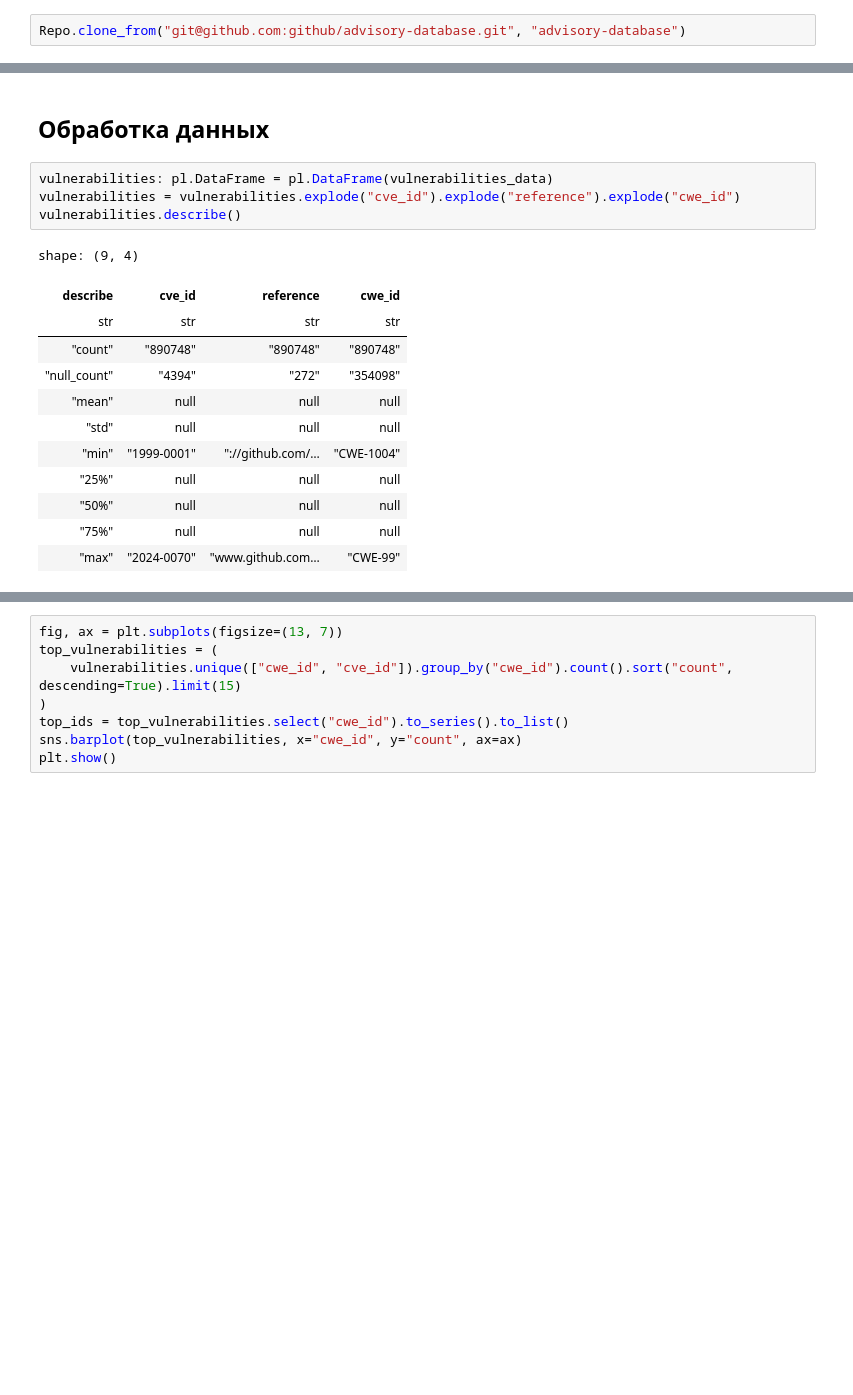
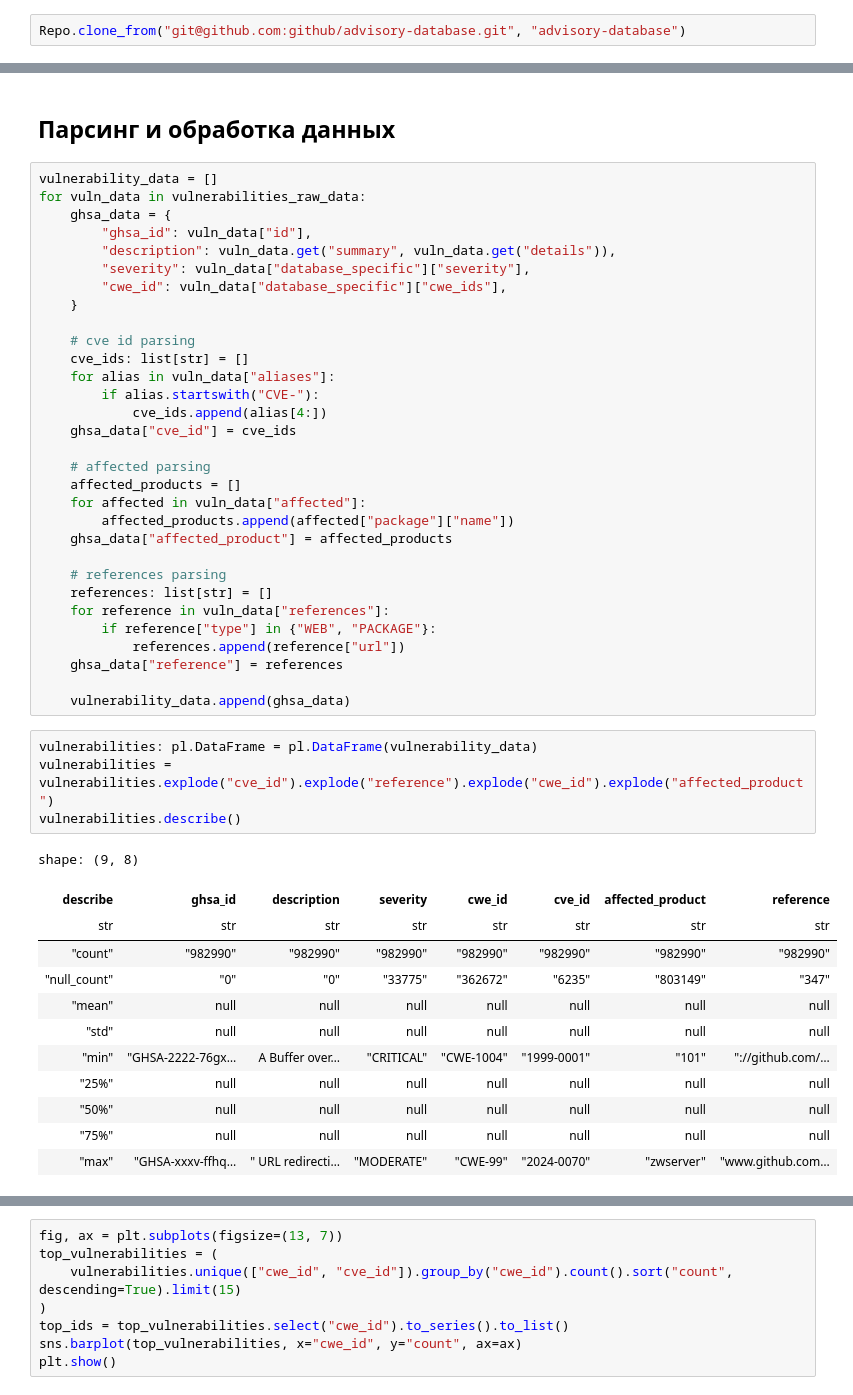
Before and after one commit to vodkar/software_vulnerabilites_investigation, a Jupyter notebook: sv_investigation/github_advisory_process.ipynb, the cells around one changed output, grey strips where cells are left out. Saved outputs shown, nothing was run; the diff lists cells and outputs as text; blank space fills up the shorter version.

Commit message:
Updated guthub advisory parsing

```diff
--- a/sv_investigation/github_advisory_process.ipynb
+++ b/sv_investigation/github_advisory_process.ipynb
@@ -34,23 +26,54 @@ len(vulnerabilities_data)
 # %% [output]
 219969
 # %% [markdown]
-## Обработка данных
+## Парсинг и обработка данных
+# %%
+vulnerability_data = []
+for vuln_data in vulnerabilities_raw_data:
+    ghsa_data = {
+        "ghsa_id": vuln_data["id"],
+        "description": vuln_data.get("summary", vuln_data.get("details")),
+        "severity": vuln_data["database_specific"]["severity"],
+        "cwe_id": vuln_data["database_specific"]["cwe_ids"],
+    }
+
+    # cve id parsing
+    cve_ids: list[str] = []
+    for alias in vuln_data["aliases"]:
+        if alias.startswith("CVE-"):
+            cve_ids.append(alias[4:])
+    ghsa_data["cve_id"] = cve_ids
+
+    # affected parsing
+    affected_products = []
+    for affected in vuln_data["affected"]:
+        affected_products.append(affected["package"]["name"])
+    ghsa_data["affected_product"] = affected_products
+
+    # references parsing
+    references: list[str] = []
+    for reference in vuln_data["references"]:
+        if reference["type"] in {"WEB", "PACKAGE"}:
+            references.append(reference["url"])
+    ghsa_data["reference"] = references
+
+    vulnerability_data.append(ghsa_data)
 # %%
-vulnerabilities: pl.DataFrame = pl.DataFrame(vulnerabilities_data)
-vulnerabilities = vulnerabilities.explode("cve_id").explode("reference").explode("cwe_id")
+vulnerabilities: pl.DataFrame = pl.DataFrame(vulnerability_data)
+vulnerabilities = vulnerabilities.explode("cve_id").explode("reference").explode("cwe_id").explode("affected_product")
 vulnerabilities.describe()
 # %% [output]
-shape: (9, 4)
+shape: (9, 8)
-| describe | cve_id | reference | cwe_id |
-| str | str | str | str |
-| "count" | "890748" | "890748" | "890748" |
-| "null_count" | "4394" | "272" | "354098" |
-| "mean" | null | null | null |
-| "std" | null | null | null |
-| "min" | "1999-0001" | "://github.com/… | "CWE-1004" |
-| "25%" | null | null | null |
-| "50%" | null | null | null |
-| "75%" | null | null | null |
-| "max" | "2024-0070" | "www.github.com… | "CWE-99" |
+| describe | ghsa_id | description | severity | cwe_id | cve_id | affected_product | reference |
+| str | str | str | str | str | str | str | str |
+| "count" | "982990" | "982990" | "982990" | "982990" | "982990" | "982990" | "982990" |
+| "null_count" | "0" | "0" | "33775" | "362672" | "6235" | "803149" | "347" |
+| "mean" | null | null | null | null | null | null | null |
+| "std" | null | null | null | null | null | null | null |
+| "min" | "GHSA-2222-76gx… | A Buffer over… | "CRITICAL" | "CWE-1004" | "1999-0001" | "101" | "://github.com/… |
+| "25%" | null | null | null | null | null | null | null |
+| "50%" | null | null | null | null | null | null | null |
+| "75%" | null | null | null | null | null | null | null |
+| "max" | "GHSA-xxxv-ffhq… | " URL redirecti… | "MODERATE" | "CWE-99" | "2024-0070" | "zwserver" | "www.github.com… |
 # %%
 Path("results").mkdir(exist_ok=True)
```
Also changed, not shown: parts of 3 cells of this notebook, 1 other file.
